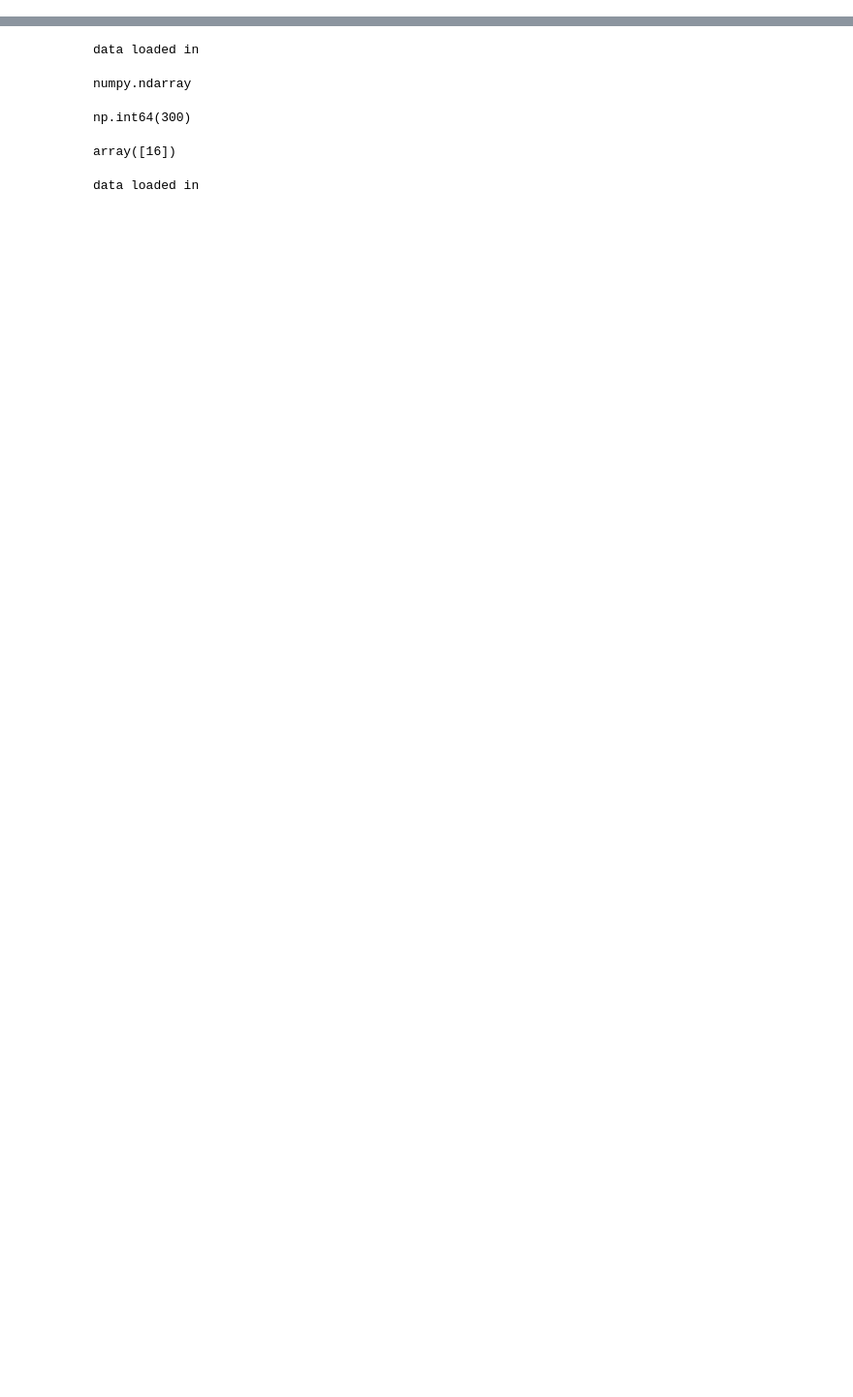
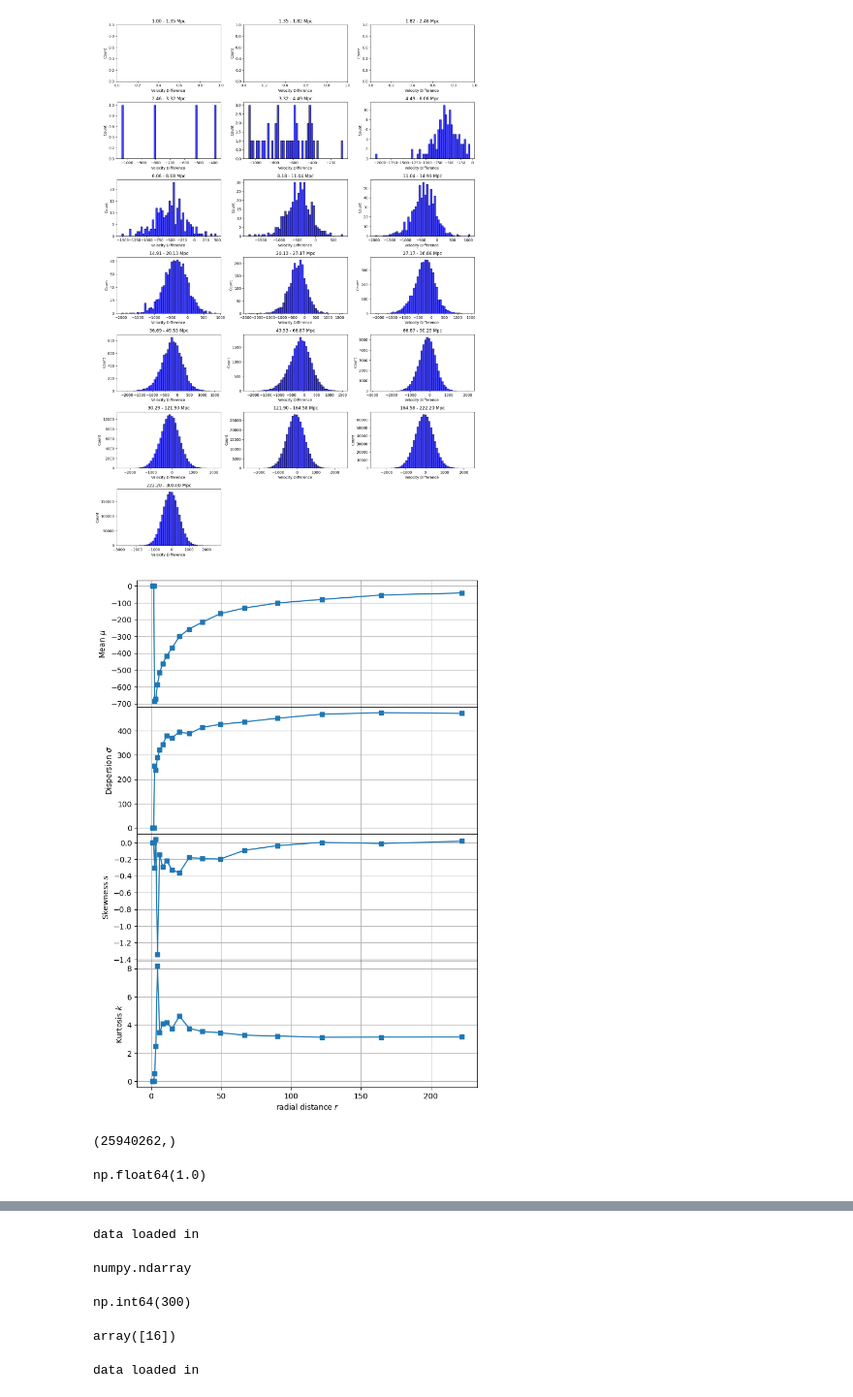
Before and after one commit to TimvdVuurst/MRP_vdvuurst, a Jupyter notebook: tests.ipynb, the cells around one changed output, grey strips where cells are left out. Shown at 97% size. Cells and saved outputs as stored; diff of their text form; code cells hidden in the pictures; blank space fills up the shorter version.

Commit message:
Subsampling added, lots of new figures because of it.

```diff
--- a/tests.ipynb
+++ b/tests.ipynb
@@ -8,0 +10,10 @@ import os
+# %%
+import plotting
+reload(plotting)
+
+plotter = plotting.Plotter('/disks/cosmodm/vdvuurst/data/velocity_data_M1_13.5-14.0_M2_14.5-15.0.hdf5')
+plotter.plot_velocity_histograms(savefig=False, showfig=True)
+plotter.plot_moments(savefig=False, showfig=True)
+# %% [output]
+[figure, added]
+[figure, added]
@@ -8,0 +23,9 @@ import os
+# %%
+nonzero = np.nonzero(radii)[0]
+nonzero.shape
+# %% [output]
+(25940262,)
+# %%
+np.floor(1.1)
+# %% [output]
+np.float64(1.0)
```
Also changed, not shown: parts of 12 cells of this notebook, 41 other files.
